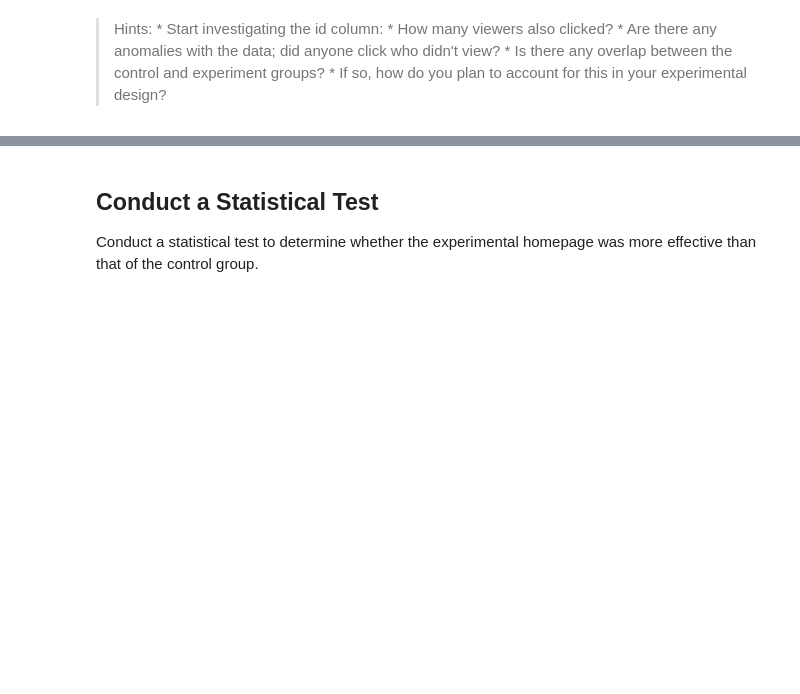
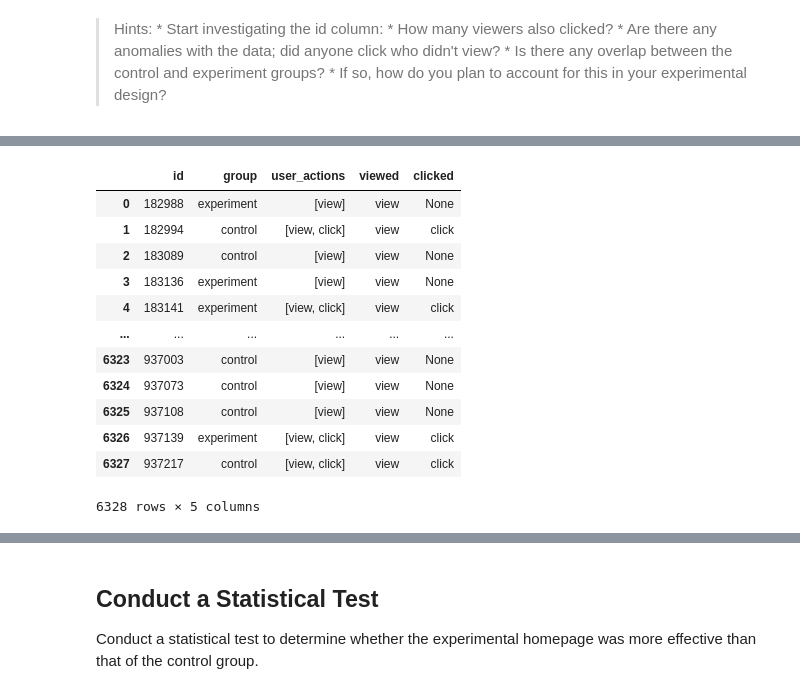
Before and after one commit to jbenasuli/flatiron-cumulative-labs, a Jupyter notebook: dsc-website-ab-testing-lab/index.ipynb, the cells around one changed output, grey strips where cells are left out. Cells and saved outputs as stored; diff of their text form; code cells hidden in the pictures; blank space fills up the shorter version.

```diff
--- a/dsc-website-ab-testing-lab/index.ipynb
+++ b/dsc-website-ab-testing-lab/index.ipynb
@@ -25,0 +164,3 @@ Start by loading in the dataset stored in the file 'homepage_actions.csv'. Then
+# %%
+df_4 = homepage_df.groupby(['id','group'])['action'].agg(list).reset_index(name='user_actions')
+df_4
@@ -25,0 +196,17 @@ Start by loading in the dataset stored in the file 'homepage_actions.csv'. Then
+# %%
+df_4[['viewed', 'clicked']] = pd.DataFrame(df_4.user_actions.tolist(), index= df_4.index)
+df_4
+# %% [output]
+|  | id | group | user_actions | viewed | clicked |
+| 0 | 182988 | experiment | [view] | view | None |
+| 1 | 182994 | control | [view, click] | view | click |
+| 2 | 183089 | control | [view] | view | None |
+| 3 | 183136 | experiment | [view] | view | None |
+| 4 | 183141 | experiment | [view, click] | view | click |
+| ... | ... | ... | ... | ... | ... |
+| 6323 | 937003 | control | [view] | view | None |
+| 6324 | 937073 | control | [view] | view | None |
+| 6325 | 937108 | control | [view] | view | None |
+| 6326 | 937139 | experiment | [view, click] | view | click |
+| 6327 | 937217 | control | [view, click] | view | click |
+6328 rows × 5 columns
```
Also changed, not shown: parts of 38 cells of this notebook, 1 other file.
